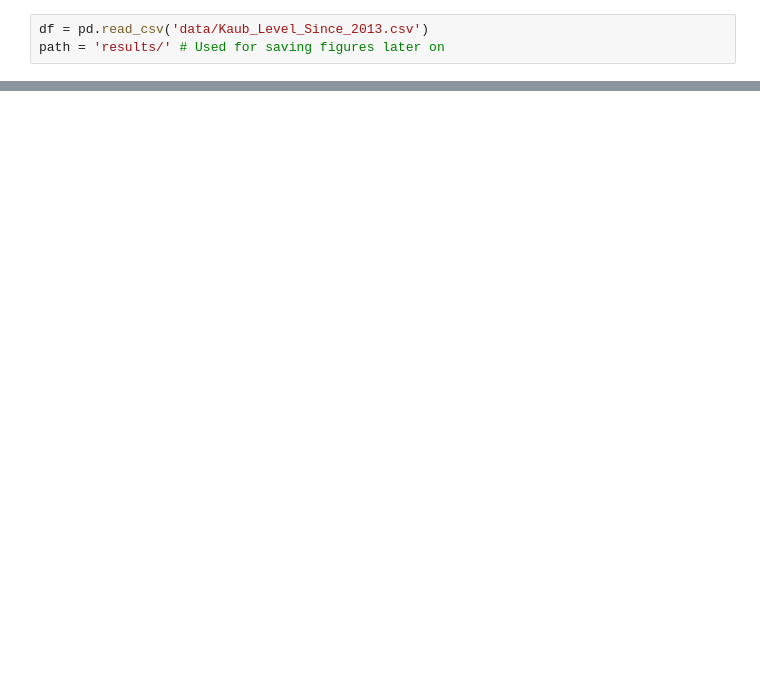
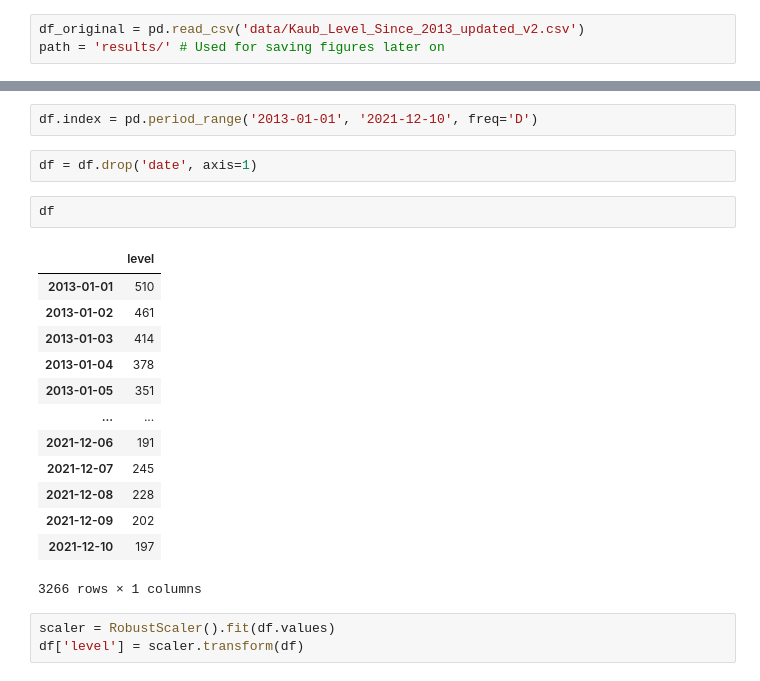
Before and after one commit to AJWarnke/datascienceml2022, a Jupyter notebook: sarima.ipynb, the cells around one changed output, grey strips where cells are left out. Cells and saved outputs as stored; diff of their text form; blank space fills up the shorter version.

```diff
--- a/sarima.ipynb
+++ b/sarima.ipynb
@@ -7,3 +10,3 @@ from statsmodels.tsa.statespace.sarimax import SARIMAX
 # %%
-df = pd.read_csv('data/Kaub_Level_Since_2013.csv')
+df_original = pd.read_csv('data/Kaub_Level_Since_2013_updated_v2.csv')
 path = 'results/' # Used for saving figures later on
@@ -16,3 +28,26 @@ Now make a 90-10 train test split
+# %%
+df.index = pd.period_range('2013-01-01', '2021-12-10', freq='D')
+# %%
+df = df.drop('date', axis=1)
+# %%
+df
+# %% [output]
+|  | level |
+| 2013-01-01 | 510 |
+| 2013-01-02 | 461 |
+| 2013-01-03 | 414 |
+| 2013-01-04 | 378 |
+| 2013-01-05 | 351 |
+| ... | ... |
+| 2021-12-06 | 191 |
+| 2021-12-07 | 245 |
+| 2021-12-08 | 228 |
+| 2021-12-09 | 202 |
+| 2021-12-10 | 197 |
+3266 rows × 1 columns
+# %%
+scaler = RobustScaler().fit(df.values)
+df['level'] = scaler.transform(df)
 # %%
 auto_arima(df['level'], m=7, trace=True)
 # %% [output]
```
Also changed, not shown: parts of 32 cells of this notebook.
